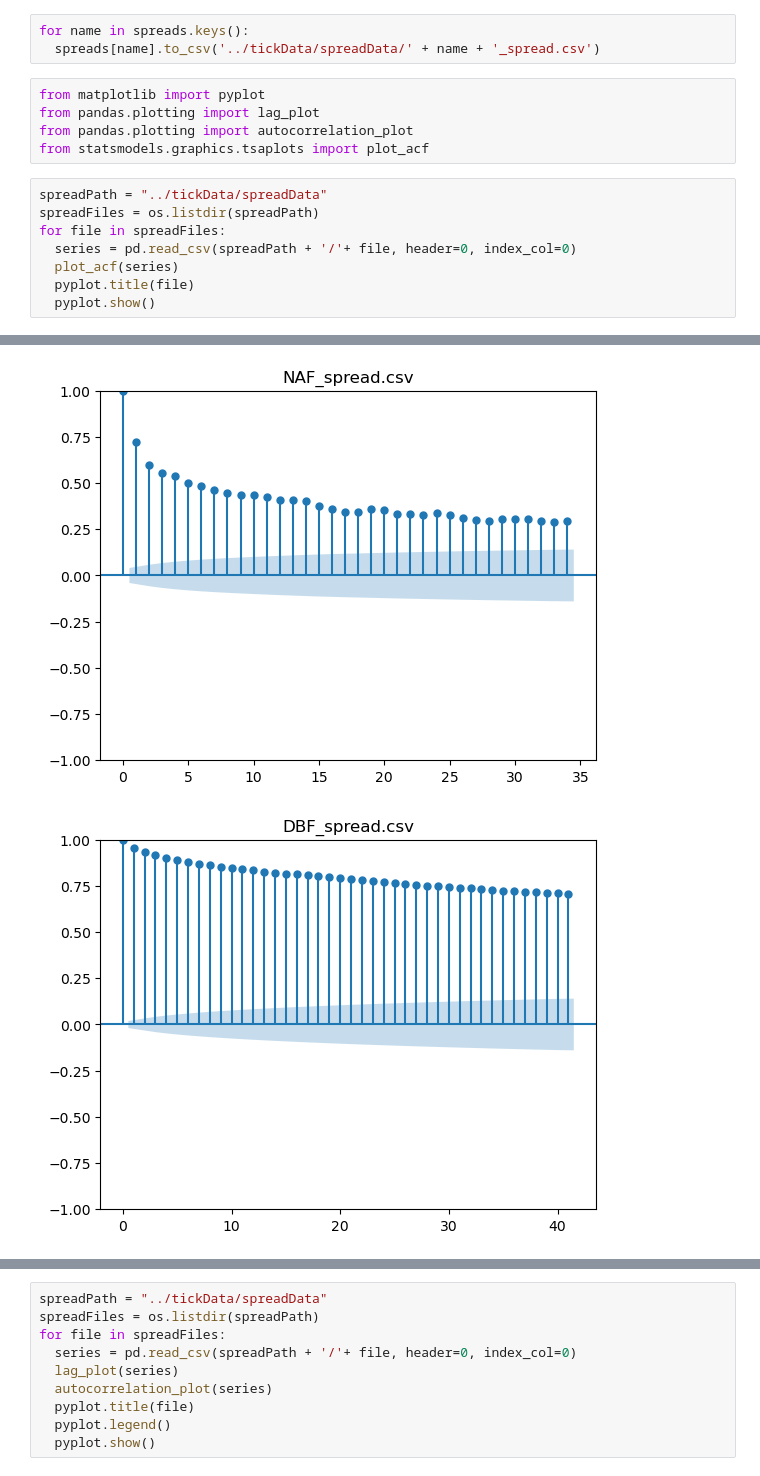
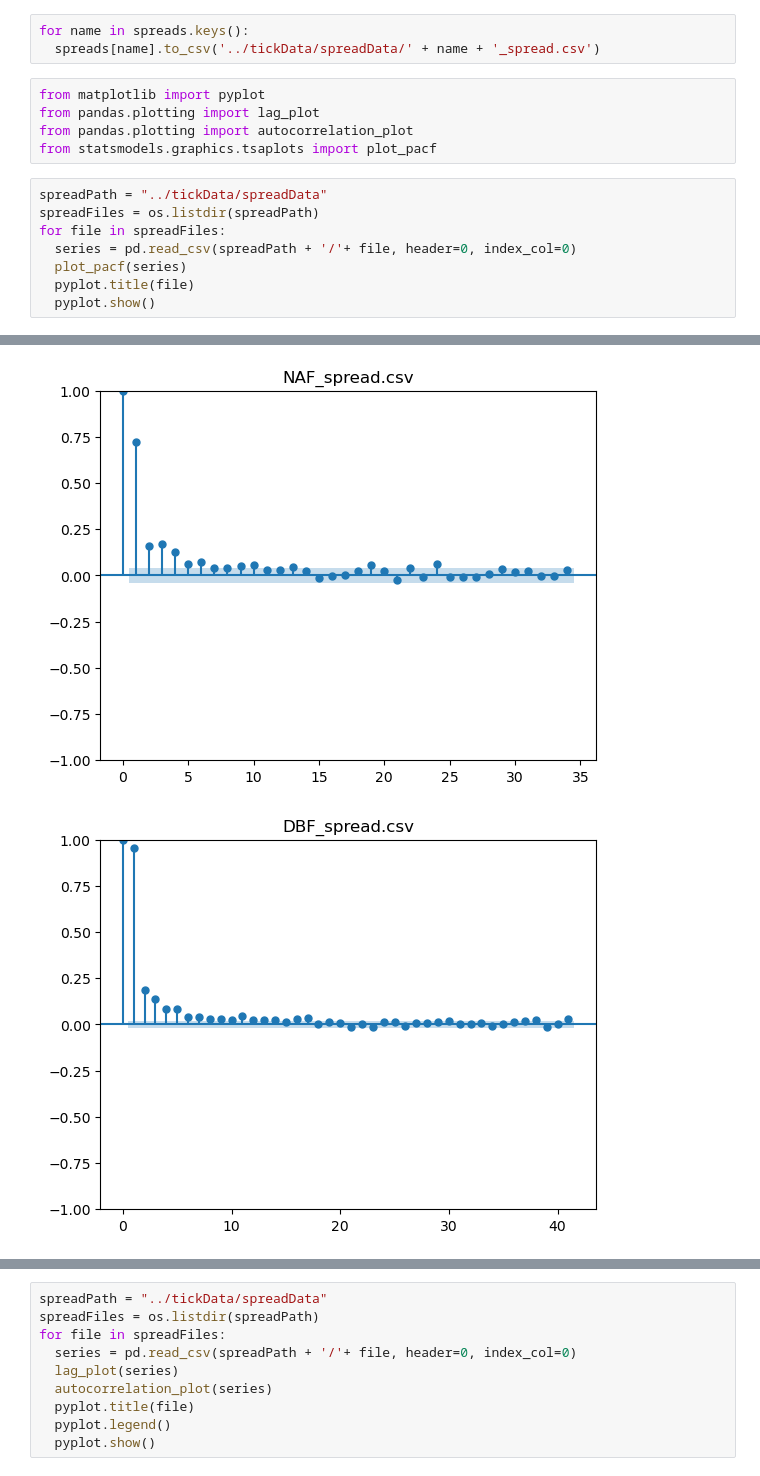
Before and after one commit to Jeremygaop/research-on-pair-trading, a Jupyter notebook: step1/data_analysis.ipynb, the cells around one changed output, grey strips where cells are left out. Saved outputs shown, nothing was run; the diff lists cells and outputs as text.

```diff
--- a/step1/data_analysis.ipynb
+++ b/step1/data_analysis.ipynb
@@ -103,13 +103,13 @@ for name in spreads.keys():
 from matplotlib import pyplot
 from pandas.plotting import lag_plot
 from pandas.plotting import autocorrelation_plot
-from statsmodels.graphics.tsaplots import plot_acf
+from statsmodels.graphics.tsaplots import plot_pacf
 # %%
 spreadPath = "../tickData/spreadData"
 spreadFiles = os.listdir(spreadPath)
 for file in spreadFiles:
   series = pd.read_csv(spreadPath + '/'+ file, header=0, index_col=0)
-  plot_acf(series)
+  plot_pacf(series)
   pyplot.title(file)
   pyplot.show()
 # %% [output]
@@ -122,2 +122,2 @@ for file in spreadFiles:
-[figure, old version]
+[figure, new version]
-[figure, old version]
+[figure, new version]
```
Also changed, not shown: parts of 1 cell of this notebook.
